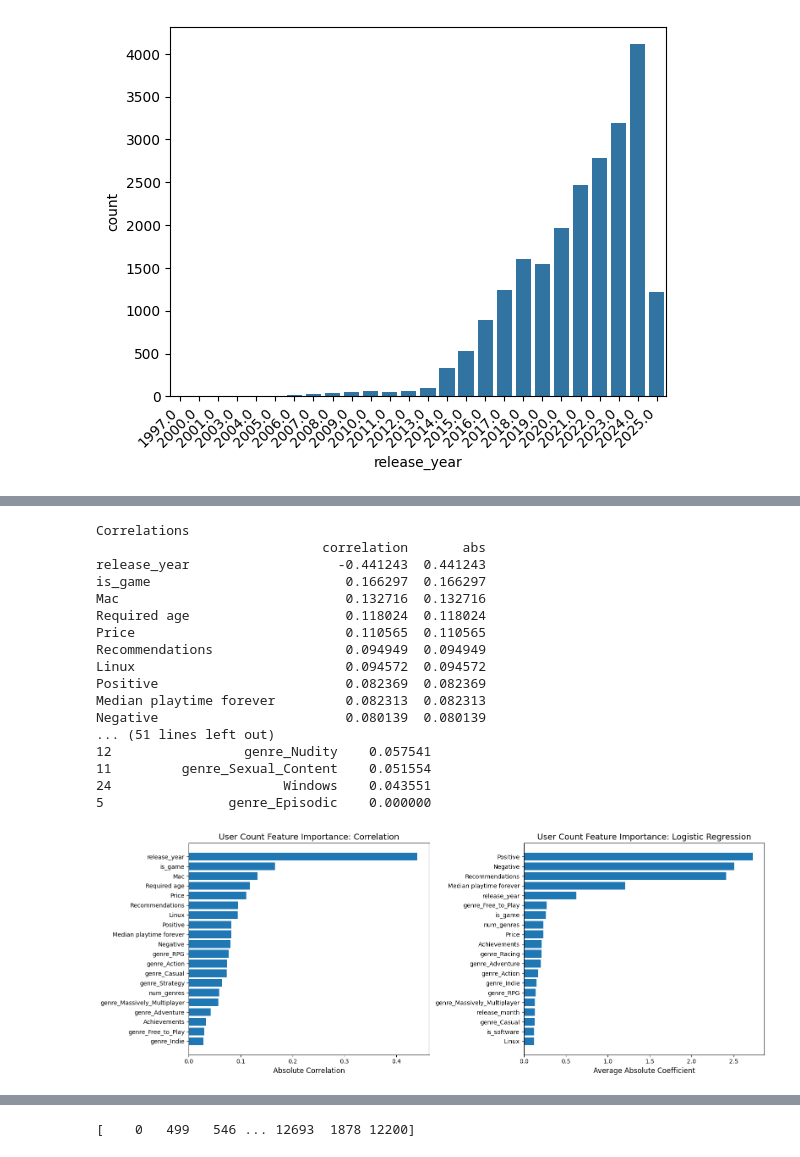
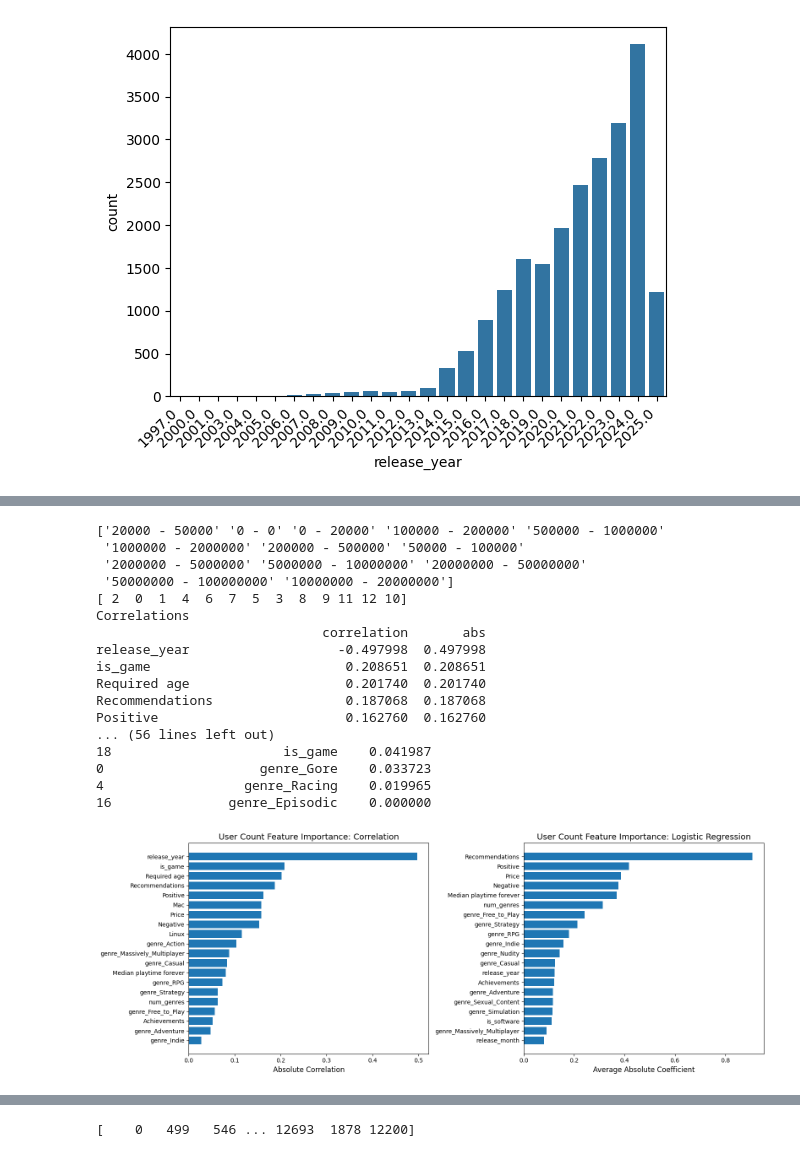
Before and after one commit to Sifi334/SteamGamesCSVparsedData, a Jupyter notebook: FinalProject.ipynb, the cells around one changed output, grey strips where cells are left out. Cells and saved outputs as stored; diff of their text form; code cells hidden in the pictures.

```diff
--- a/FinalProject.ipynb
+++ b/FinalProject.ipynb
@@ -246,18 +245,27 @@ from sklearn.linear_model import LogisticRegression
 from sklearn.model_selection import train_test_split
 from sklearn.preprocessing import StandardScaler
 import numpy as np
+unique_owners = df_encoded['Estimated owners'].dropna().unique()
 
-unique_owners = df_encoded['Estimated owners'].dropna().unique()
-unique_owners_sorted = sorted(unique_owners)
-target_mapping = {value: idx for idx, value in enumerate(unique_owners_sorted)}
+max_val = max([int(v.split(' - ')[1]) for v in unique_owners])
+padding = len(str(max_val))
 
+padded_values = [f"{int(v.split(' - ')[0]):0{padding}d} - {int(v.split(' - ')[1]):0{padding}d}"
+                 for v in unique_owners]
+
+sorted_indices = np.argsort(padded_values)
+new_codes = np.empty_like(sorted_indices)
+new_codes[sorted_indices] = np.arange(len(unique_owners))
+
+target_mapping = {unique_owners[i]: new_codes[i] for i in range(len(unique_owners))}
 df_encoded['Estimated_Owners'] = df_encoded['Estimated owners'].map(target_mapping)
+
 # Scale the features for better logistic regression coefficients
 feature_cols = [col for col in df_encoded.columns if col.startswith('genre_')]
 feature_cols += ['is_software', 'is_game', 'num_genres', 'release_year','release_month', 'Price', 'Recommendations','Windows','Mac','Linux','Positive','Negative','Median playtime forever','Required age','Achievements']
 
-X = df_encoded[feature_cols]
-y = df_encoded['Estimated_Owners']
+print(Sg['Estimated owners'].unique())
+print(df_encoded['Estimated_Owners'].unique())
 
 # Remove NaN
 mask = X.notna().all(axis=1) & y.notna()
@@ -302,49 +310,49 @@ corr_df = correlations.dropna().rename('correlation').to_frame()
 corr_df['abs'] = corr_df['correlation'].abs()
 corr_df = corr_df.sort_values('abs', ascending=False)
 print("Correlations")
 print(corr_df)
 # Plot 2: Logistic Regression Coefficients, only takes head of the logistic regression that is set into importance scale dataframe.
 importance_top = feature_importance_scaled.head(20)
 axes[1].barh(range(len(importance_top)), importance_top['importance'].values)
 axes[1].set_yticks(range(len(importance_top)))
 axes[1].set_yticklabels(importance_top['feature'])
 axes[1].set_xlabel('Average Absolute Coefficient', fontsize=12)
 axes[1].set_title('User Count Feature Importance: Logistic Regression', fontsize=14)
 axes[1].invert_yaxis()
 
 print("Logistic Regression Comparisons")
 print(feature_importance_scaled)
 
 plt.tight_layout()
 plt.show()
 
 #Given the ifnormation, Recommendations have a weirdly high importance, which can make sense as when having a highly capable game it would likely get
 #a good amount of recommendations. (For context, Recommendations is a total suggestions, positive or negative for a game, I believe)
 
 #Weirdly Correlation code doesn't notice a correlation with positive and negative reviews for player count! It seems correlation is genuinely more
 # reliable.
 
 #more fun to acknowedlge though is the correlation with specifically Release_Year (Despite it making sense), Mac in correlation, Price
 # and the genres for Action, Adventure, RPG, etc.
 # %% [output]
+['20000 - 50000' '0 - 0' '0 - 20000' '100000 - 200000' '500000 - 1000000'
+ '1000000 - 2000000' '200000 - 500000' '50000 - 100000'
+ '2000000 - 5000000' '5000000 - 10000000' '20000000 - 50000000'
+ '50000000 - 100000000' '10000000 - 20000000']
+[ 2  0  1  4  6  7  5  3  8  9 11 12 10]
 Correlations
                              correlation       abs
-release_year                   -0.441243  0.441243
-is_game                         0.166297  0.166297
-Mac                             0.132716  0.132716
-Required age                    0.118024  0.118024
-Price                           0.110565  0.110565
-Recommendations                 0.094949  0.094949
-Linux                           0.094572  0.094572
-Positive                        0.082369  0.082369
-Median playtime forever         0.082313  0.082313
-Negative                        0.080139  0.080139
-... (51 lines left out)
-12                 genre_Nudity    0.057541
-11         genre_Sexual_Content    0.051554
-24                      Windows    0.043551
-5                genre_Episodic    0.000000
+release_year                   -0.497998  0.497998
+is_game                         0.208651  0.208651
+Required age                    0.201740  0.201740
+Recommendations                 0.187068  0.187068
+Positive                        0.162760  0.162760
+... (56 lines left out)
+18                      is_game    0.041987
+0                    genre_Gore    0.033723
+4                  genre_Racing    0.019965
+16               genre_Episodic    0.000000
-[figure, old version]
+[figure, new version]
 # %%
 #Now that we can see the correlation and a logistic regression model of the user count, how about checking something else that could be
 # an output value like Median playtime forever?
```
Also changed, not shown: parts of 10 cells of this notebook.
